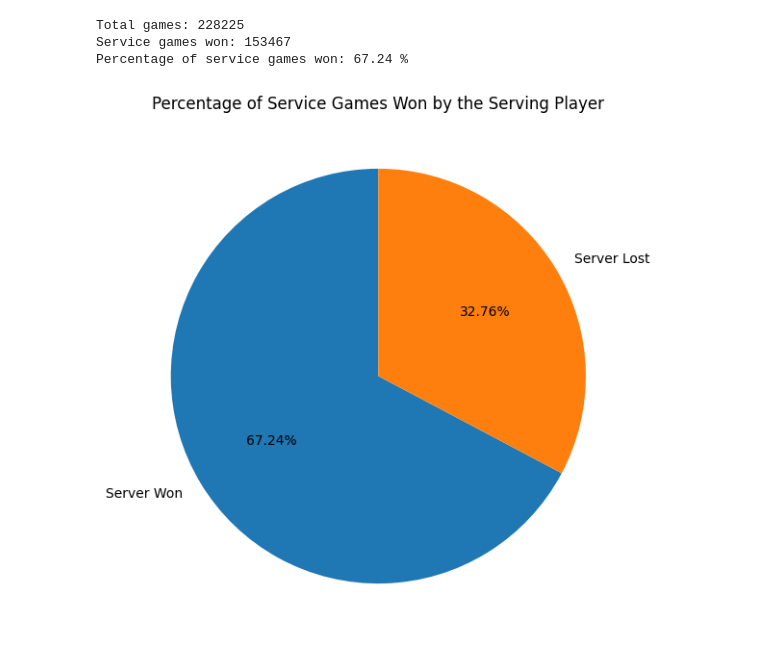
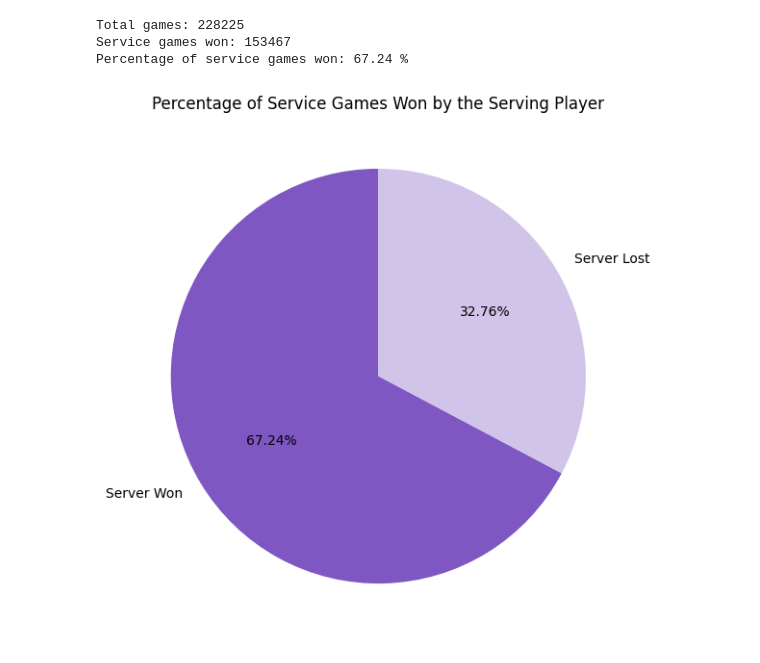
Before and after one commit to kimia2328/tennis_data_analysis, a Jupyter notebook: questions/18_question_service_games_won_by_server.ipynb, the cells around one changed output. Saved outputs shown, nothing was run; the diff lists cells and outputs as text; code cells hidden in the pictures.

```diff
--- a/questions/18_question_service_games_won_by_server.ipynb
+++ b/questions/18_question_service_games_won_by_server.ipynb
@@ -221,22 +221,23 @@ Percentage of service games won: 67.24 %
 # %%
 # Visualize the result
 
 import matplotlib.pyplot as plt
 
 won = service_games_won_percentage
 lost = 100 - won
 
 plt.figure(figsize=(7, 7))
 
 plt.pie(
     [won, lost],
     labels=["Server Won", "Server Lost"],
     autopct="%1.2f%%",
-    startangle=90
+    startangle=90,
+    colors=["#7E57C2", "#D1C4E9"]
 )
 
 plt.title("Percentage of Service Games Won by the Serving Player")
 
 plt.show()
 # %% [output]
-[figure, old version]
+[figure, new version]
```
Also changed, not shown: parts of 2 cells of this notebook, 5 other files.
